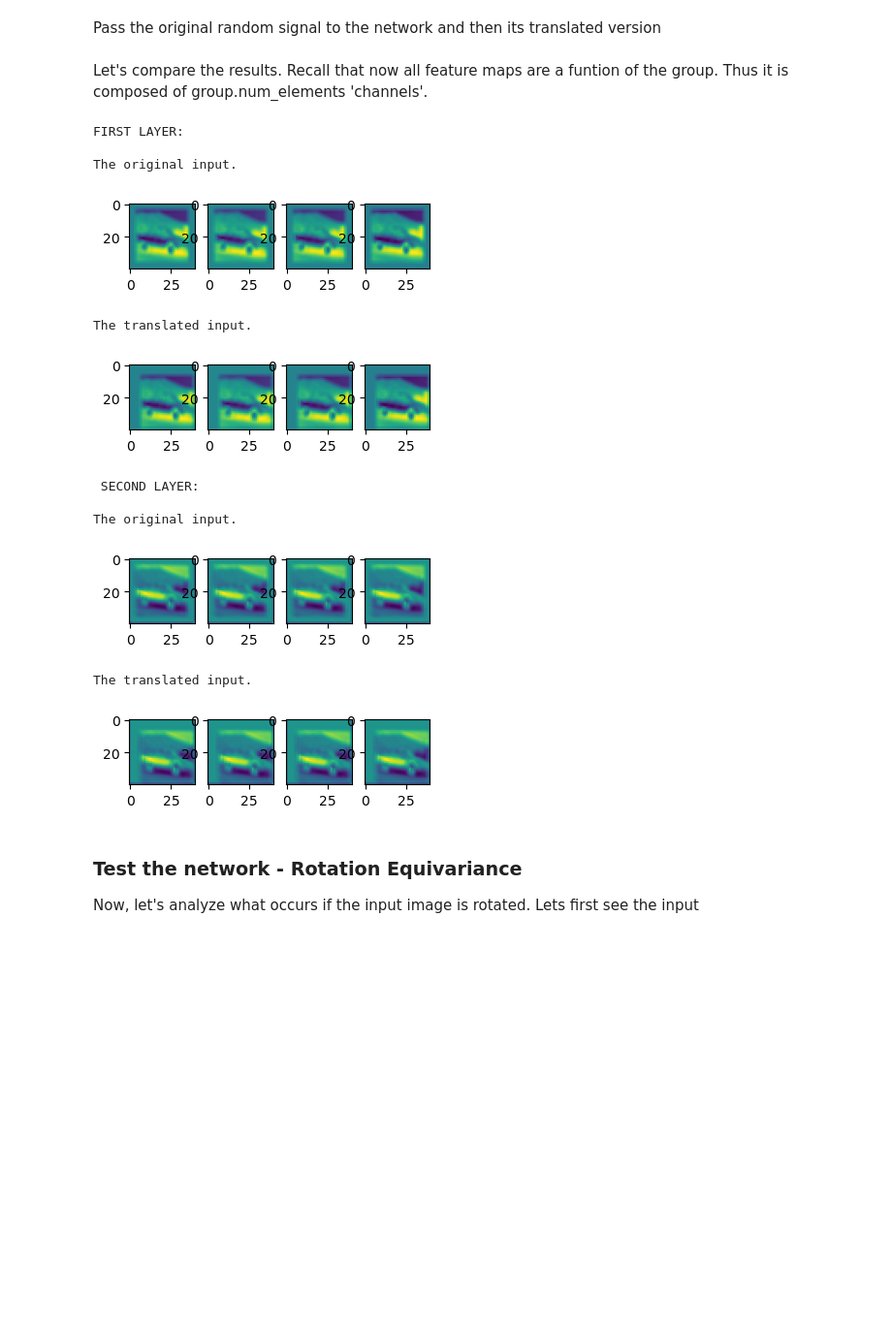
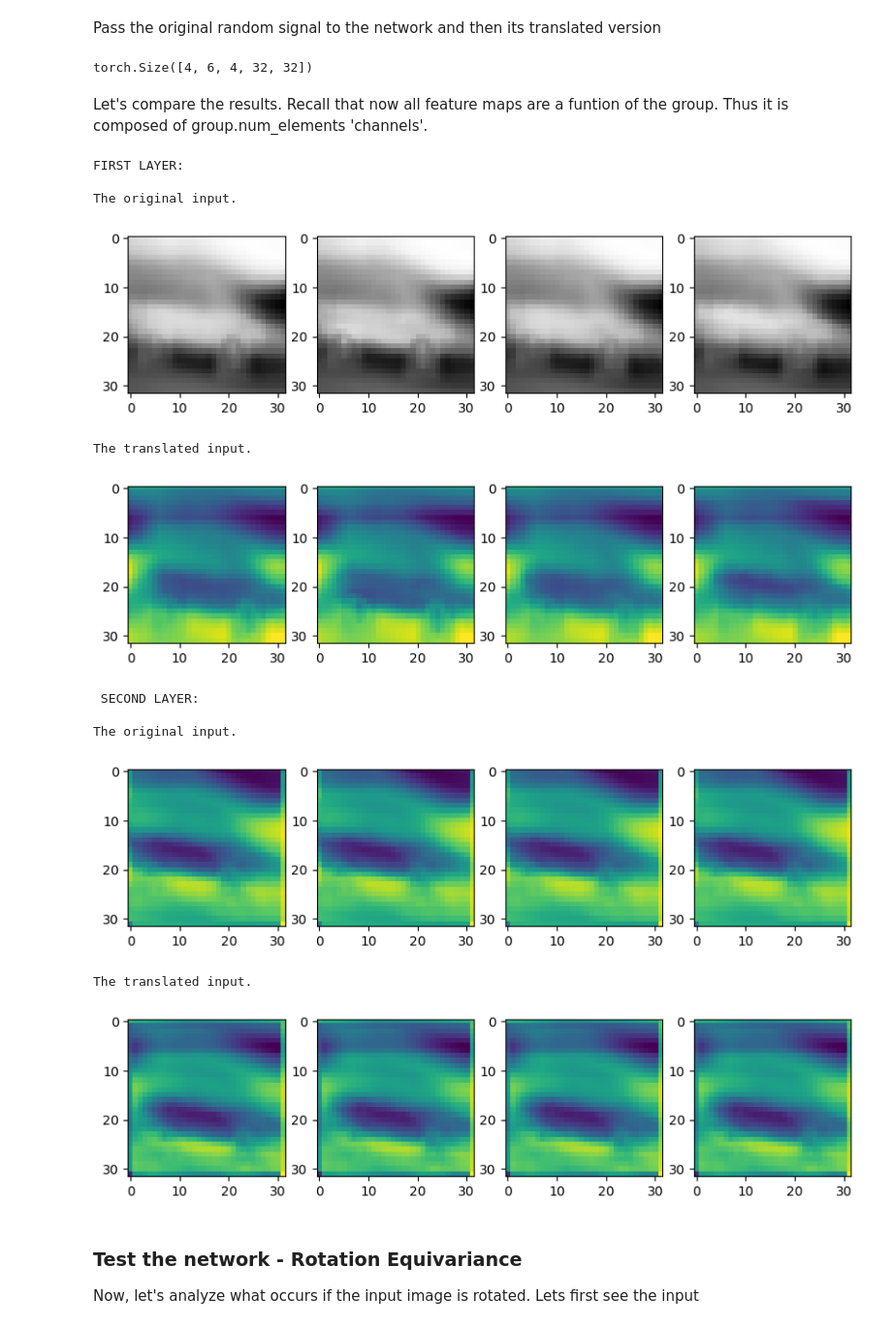
Before and after one commit to safgen/g_selfatt, a Jupyter notebook: demo/conv_p4_selfattention.ipynb, the cells around one changed output. Shown at 97% size. Saved outputs shown, nothing was run; the diff lists cells and outputs as text; code cells hidden in the pictures; blank space fills up the shorter version.

```diff
--- a/demo/conv_p4_selfattention.ipynb
+++ b/demo/conv_p4_selfattention.ipynb
@@ -47,7 +50,7 @@ Now, let us create a net with two self-attention layers, with a total of 3 ** 2
 # %% [markdown]
 ### The input feature map
 # %%
-Nxy = 32 # This spatial dimension
+Nxy = 28 # This spatial dimension
 N_in = 3 # This many feature channels
 B = 4 # Batch size
 # # For now we work with a placeholder
@@ -71,7 +74,7 @@ transform = transforms.Compose([
 
 # Load the MNIST dataset with the transformation
 mnist_dataset = datasets.CIFAR10(root='./data', train=True, download=True, transform=transform)
-
+#datasets.MNIST(root='./data', train=True, download=True, transform=transform)#
 # Extract 2 samples using Subset
 indices = [4, 1, 2, 3]  # Indices of the samples to extract
 subset = Subset(mnist_dataset, indices)
@@ -93,12 +96,12 @@ print("Label tensor:", labels)  # Corresponding labels as a tensor
 # inputs[:,:, -4:,:] = 0.0
 # inputs[:,:, :, -4:] = 0.0
 
-inputs = F.pad(inputs, pad=(4, 4, 4,4), mode='constant', value=0)
+inputs = F.pad(inputs, pad=(0,0,0,0), mode='constant', value=0)
 def show_image(image_tensor, label):
     image = image_tensor.permute(1, 2, 0).numpy()  # Convert (C, H, W) to (H, W, C)
-    plt.imshow(image)
+    plt.imshow(image,cmap='Grays')
     # plt.title(f"Label: {class_labels[label]}")
-    plt.axis('on')
+    plt.axis('off')
 
 # Plot the images
 plt.figure()
@@ -129,7 +132,7 @@ sa_1 = g_selfatt.nn.LiftLocalSelfAttention(
         out_channels=N_in * 2,
         num_heads=num_heads,
         attention_dropout_rate=0.,
-        patch_size=3
+        patch_size=7
         # max_pos_embedding=9
         )
 
@@ -160,8 +163,8 @@ We create random noise input and translated noise:
 # %%
 input_tensor = inputs
 input_tensor_trans = torch.roll(inputs, (3,3), dims=(-2,-1))
-
-f_size = 4
+print(input_tensor.shape, input_tensor_trans.shape)
+f_size = 10
 
 f,axs = plt.subplots(1,2,figsize=(10,10))
 plt.subplot(1,2,1);plt.imshow(input_tensor.numpy()[0, 0,:, :])
@@ -173,10 +177,13 @@ plt.show()
 Pass the original random signal to the network and then its translated version
 # %%
 out_1 = sa_1(input_tensor)
+print(out_1.shape)
 out_2 = sa_2(out_1)
 
 out_1_trans = sa_1(input_tensor_trans)
 out_2_trans = sa_2(out_1_trans)
+# %% [output]
+torch.Size([4, 6, 4, 32, 32])
 # %% [markdown]
 Let's compare the results. Recall that now all feature maps are a funtion of the group. Thus it is composed of group.num_elements 'channels'.
 # %%
@@ -186,44 +193,44 @@ print( 'The original input.')
 plt.subplots(1,group.num_elements, figsize=(f_size,f_size))
 for i in range(group.num_elements):
     plt.subplot(1,group.num_elements,i+1)
-    plt.imshow(out_1.detach().numpy()[0,0,i,:,:])
+    plt.imshow(out_1.detach().numpy()[0,0,i,:,:], cmap='Grays')
 plt.show()
 
 print( 'The translated input.')
 plt.subplots(1,group.num_elements, figsize=(f_size,f_size))
 for i in range(group.num_elements):
     plt.subplot(1,group.num_elements,i+1)
     plt.imshow(out_1_trans.detach().numpy()[0,0,i,:,:])
 plt.show()
 
 print('\n SECOND LAYER:\n')
 
 print( 'The original input.')
 plt.subplots(1,group.num_elements, figsize=(f_size,f_size))
 for i in range(group.num_elements):
     plt.subplot(1,group.num_elements,i+1)
     plt.imshow(out_2.detach().numpy()[0,0,i,:,:])
 plt.show()
 
 print( 'The translated input.')
 plt.subplots(1,group.num_elements, figsize=(f_size,f_size))
 for i in range(group.num_elements):
     plt.subplot(1,group.num_elements,i+1)
     plt.imshow(out_2_trans.detach().numpy()[0,0,i,:,:])
 plt.show()
 # %% [output]
 FIRST LAYER:
 
 The original input.
-[figure, old version]
+[figure, new version]
 The translated input.
-[figure, old version]
+[figure, new version]
  SECOND LAYER:
 
 The original input.
-[figure, old version]
+[figure, new version]
 The translated input.
-[figure, old version]
+[figure, new version]
 # %% [markdown]
 ### Test the network - Rotation Equivariance
 
```
Also changed, not shown: parts of 8 cells of this notebook, 3 other files.
